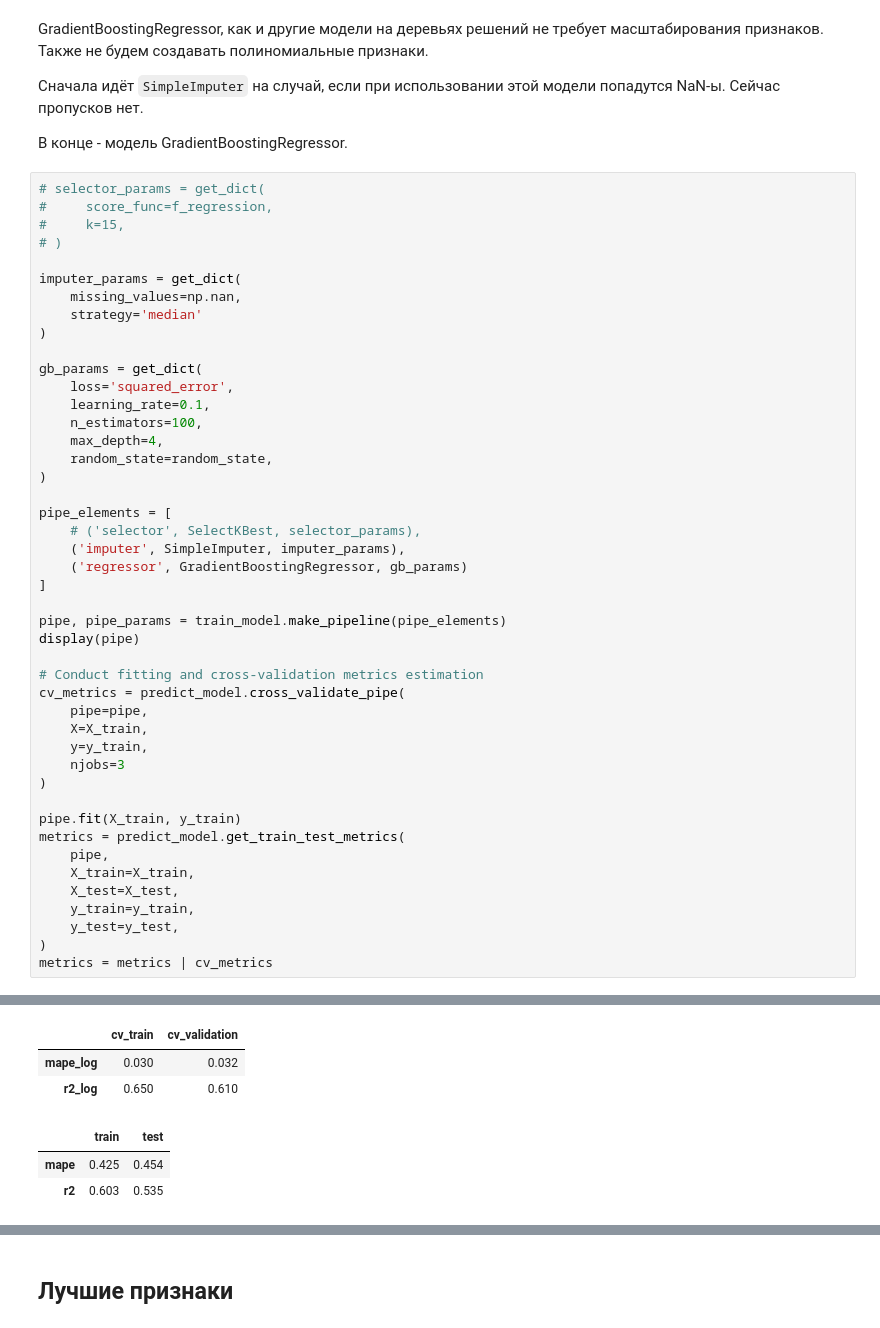
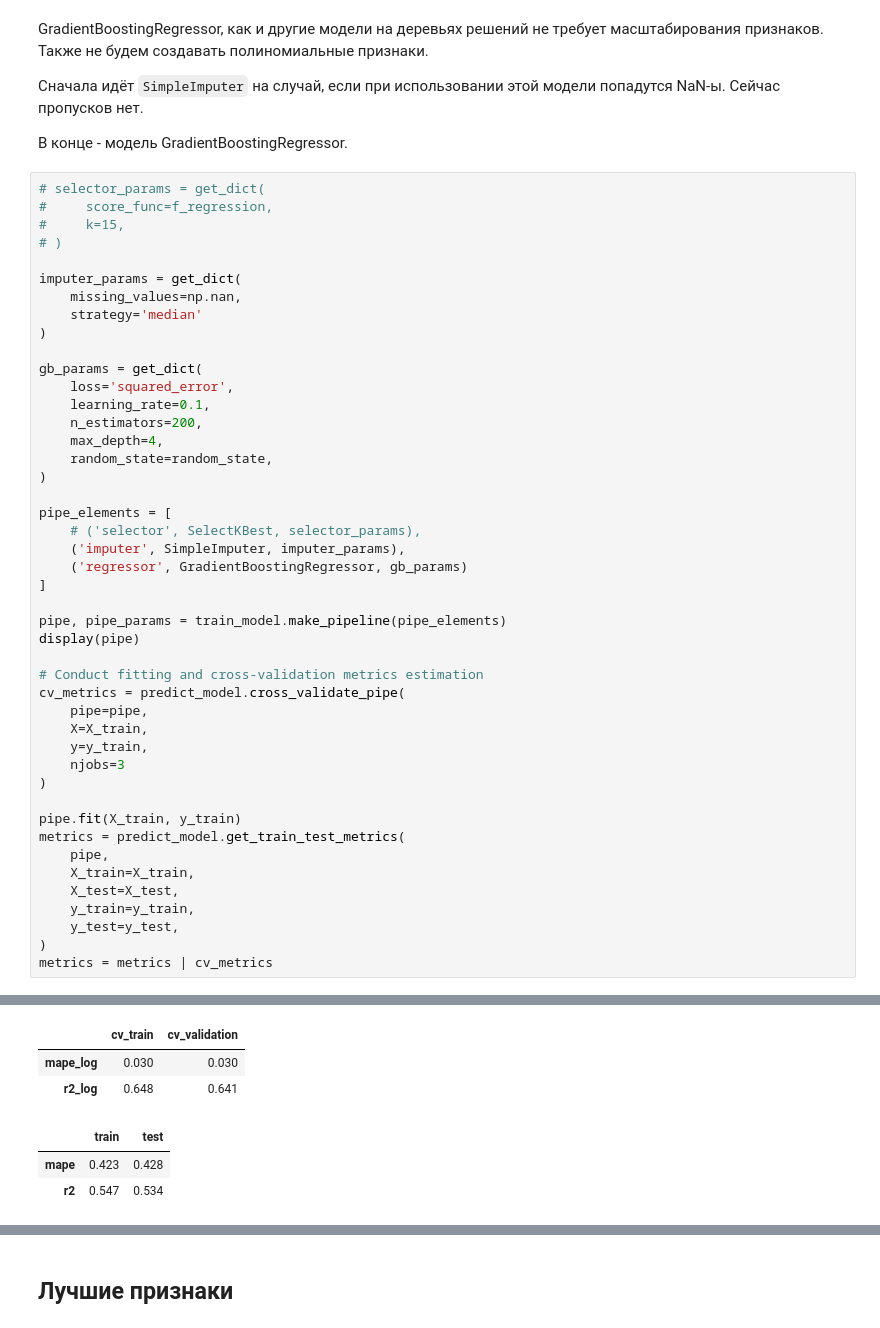
Before and after one commit to mvulf/housing_cost, a Jupyter notebook: notebooks/3.4-mv-modelling-grad-boost.ipynb, the cells around one changed output, grey strips where cells are left out. Saved outputs shown, nothing was run; the diff lists cells and outputs as text.

```diff
--- a/notebooks/3.4-mv-modelling-grad-boost.ipynb
+++ b/notebooks/3.4-mv-modelling-grad-boost.ipynb
@@ -94,7 +94,7 @@ imputer_params = get_dict(
 gb_params = get_dict(
     loss='squared_error',
     learning_rate=0.1,
-    n_estimators=100,
+    n_estimators=200,
     max_depth=4,
     random_state=random_state,
 )
@@ -133,9 +133,9 @@ Pipeline(steps=[('imputer', SimpleImputer(strategy='median')),
 |  | cv_train | cv_validation |
-| mape_log | 0.030 | 0.032 |
-| r2_log | 0.650 | 0.610 |
+| mape_log | 0.030 | 0.030 |
+| r2_log | 0.648 | 0.641 |
 |  | train | test |
-| mape | 0.425 | 0.454 |
-| r2 | 0.603 | 0.535 |
+| mape | 0.423 | 0.428 |
+| r2 | 0.547 | 0.534 |
 # %%
 model_info = predict_model.log_pipe_mlflow(
     pipe_name='gradient-boosting-all',
```
Also changed, not shown: parts of 19 cells of this notebook, 2 other files.
